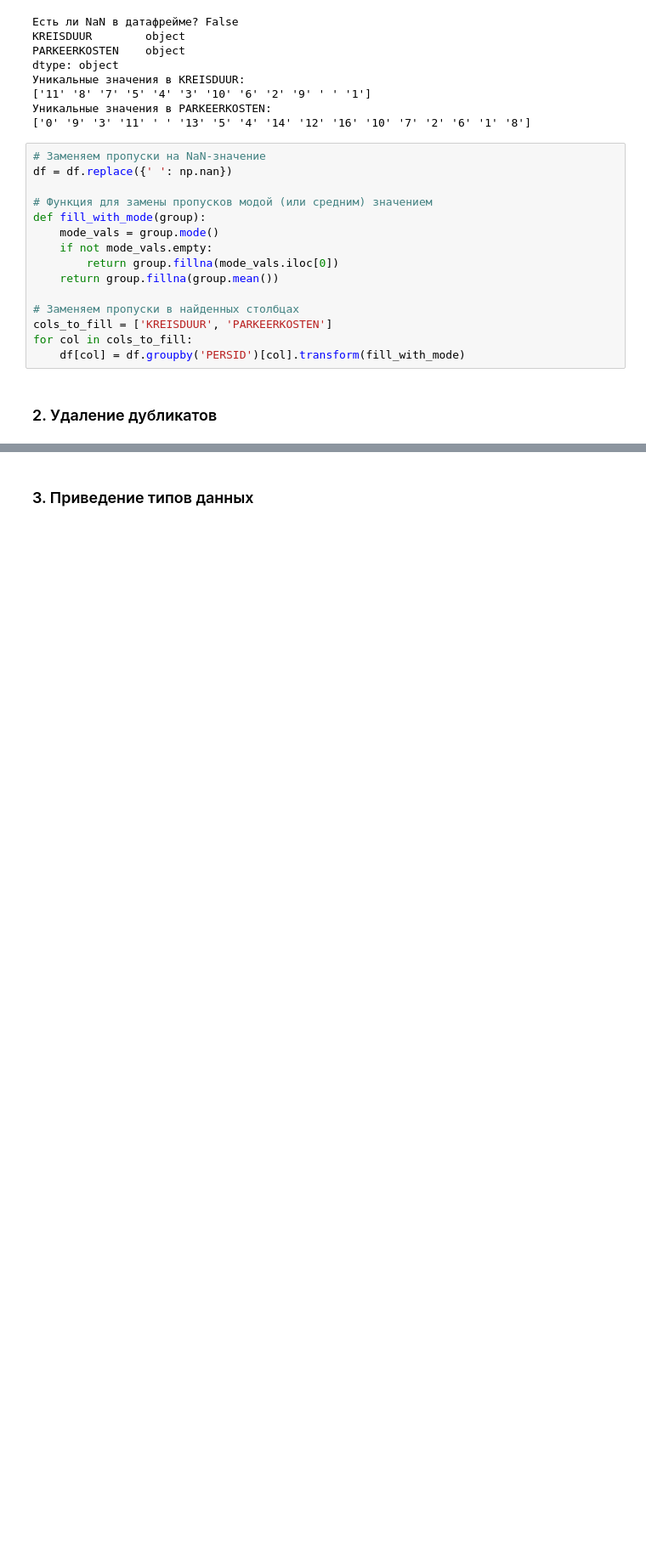
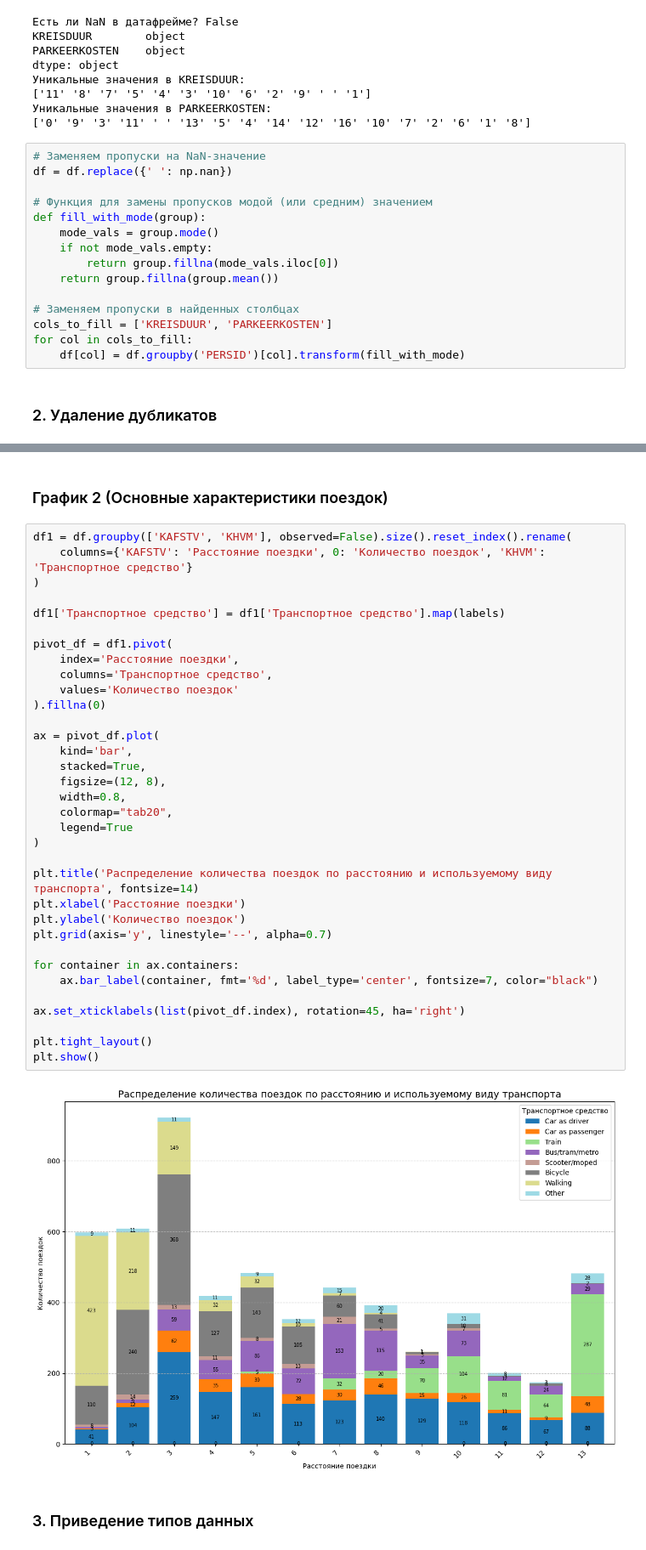
Before and after one commit to sneJ1k/ML_course_work, a Jupyter notebook: CW_Notebook.ipynb, the cells around one changed output, grey strips where cells are left out. Shown at 85% size. Saved outputs shown, nothing was run; the diff lists cells and outputs as text; blank space fills up the shorter version.

```diff
--- a/CW_Notebook.ipynb
+++ b/CW_Notebook.ipynb
@@ -186,3 +169,41 @@ display(df)
+# %% [markdown]
+### График 2 (Основные характеристики поездок)
+# %%
+df1 = df.groupby(['KAFSTV', 'KHVM'], observed=False).size().reset_index().rename(
+    columns={'KAFSTV': 'Расстояние поездки', 0: 'Количество поездок', 'KHVM': 'Транспортное средство'}
+)
+
+df1['Транспортное средство'] = df1['Транспортное средство'].map(labels)
+
+pivot_df = df1.pivot(
+    index='Расстояние поездки',
+    columns='Транспортное средство',
+    values='Количество поездок'
+).fillna(0)
+
+ax = pivot_df.plot(
+    kind='bar',
+    stacked=True,
+    figsize=(12, 8),
+    width=0.8,
+    colormap="tab20",
+    legend=True
+)
+
+plt.title('Распределение количества поездок по расстоянию и используемому виду транспорта', fontsize=14)
+plt.xlabel('Расстояние поездки')
+plt.ylabel('Количество поездок')
+plt.grid(axis='y', linestyle='--', alpha=0.7)
+
+for container in ax.containers:
+    ax.bar_label(container, fmt='%d', label_type='center', fontsize=7, color="black")
+
+ax.set_xticklabels(list(pivot_df.index), rotation=45, ha='right')
+
+plt.tight_layout()
+plt.show()
+# %% [output]
+[figure, added]
 # %% [markdown]
 ### 3. Приведение типов данных
 # %%
```
Also changed, not shown: parts of 21 cells of this notebook, 1 other file.
